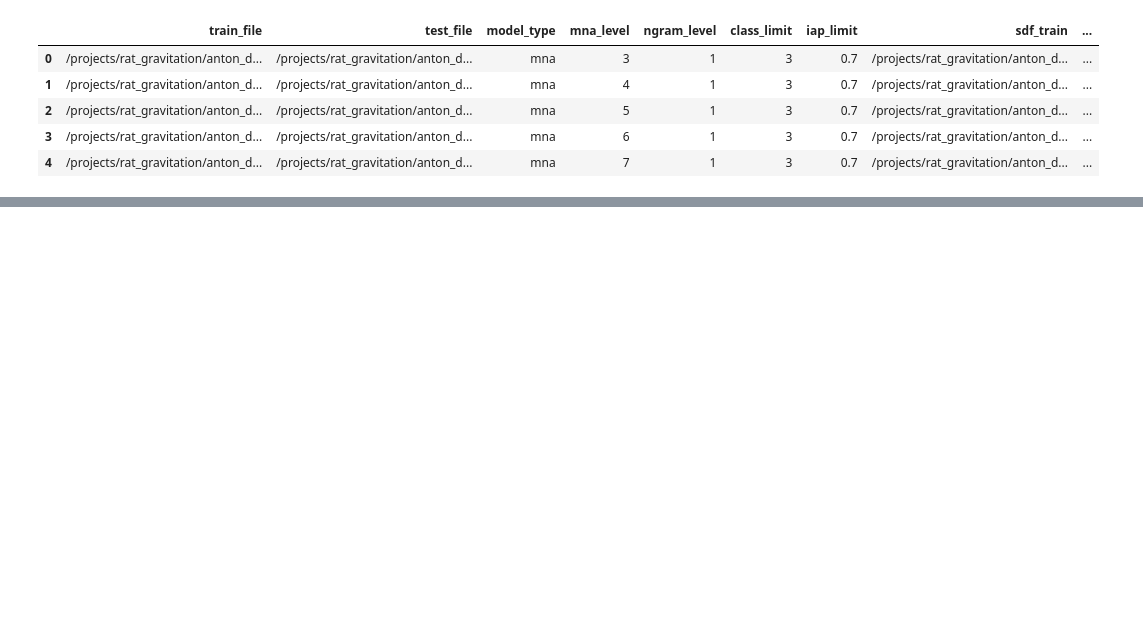
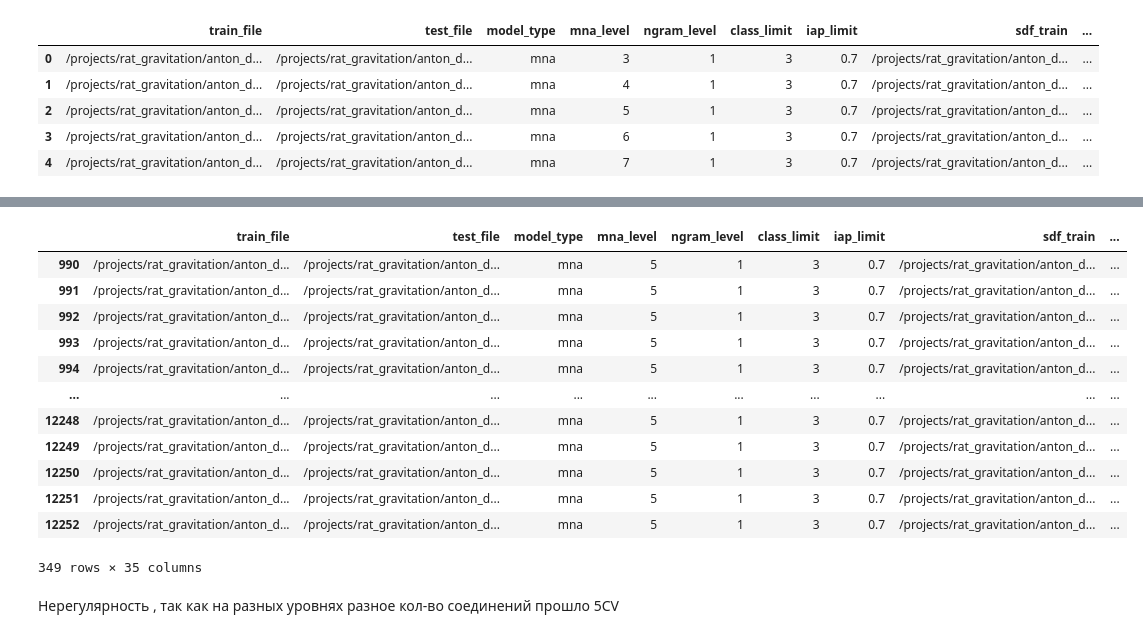
Before and after one commit to SmirnygaTotoshka/TCRpred, a Jupyter notebook: notebooks/experiment_analysis.ipynb, the cells around one changed output, grey strips where cells are left out. Saved outputs shown, nothing was run; the diff lists cells and outputs as text; code cells hidden in the pictures; blank space fills up the shorter version.

Commit message:
fix simple merge + ch vs n

```diff
--- a/notebooks/experiment_analysis.ipynb
+++ b/notebooks/experiment_analysis.ipynb
@@ -24,5 +91,5 @@ len(charged_logs)
 # %%
-neutral_samplesheet = pd.read_csv("/projects/rat_gravitation/anton_disser/TCR-Pred/03_26/results/charged/output_samplesheet.csv")
+neutral_samplesheet = pd.read_csv("/projects/rat_gravitation/anton_disser/TCR-Pred/03_26/results/neutral/output_samplesheet.csv")
 neutral_samplesheet.head()
 # %% [output]
 |  | train_file | test_file | model_type | mna_level | ngram_level | class_limit | iap_limit | sdf_train | ... |
@@ -33,0 +106,4 @@ neutral_samplesheet.head()
+# %%
+neutral_samplesheet["basename"] = neutral_samplesheet["train_file"].apply(lambda x: os.path.splitext(os.path.basename(x))[0])
+neutral_samplesheet[["Structure", "Activity", "Species"]] = neutral_samplesheet["basename"].str.split("_",expand=True)
+neutral_samplesheet.head()
@@ -33,0 +117,13 @@ neutral_samplesheet.head()
+# %%
+metrics_tbls = []
+for i in tqdm(neutral_samplesheet.index):
+    metrics_path = os.path.join("/projects/rat_gravitation/anton_disser/TCR-Pred/03_26/results/neutral/train_results",f"{neutral_samplesheet.loc[i,'train_id']}.csv")
+    if os.path.exists(metrics_path):
+        metrics = pd.read_csv(metrics_path, sep = ";")
+        metrics['train_id'] = neutral_samplesheet.loc[i,'train_id']
+        metrics_tbls.append(metrics)
+total_metrics = pd.concat(metrics_tbls, ignore_index=True)
+n_samplesheet_metrics = pd.merge(neutral_samplesheet, total_metrics, on = 'train_id')
+n_samplesheet_metrics['type'] = 'neutral'
+print(n_samplesheet_metrics.shape)
+n_samplesheet_metrics.head()
@@ -33,0 +140,5 @@ neutral_samplesheet.head()
+# %%
+total = pd.concat([ch_samplesheet_metrics,n_samplesheet_metrics],ignore_index=True)
+total["mna_level"] = total["mna_level"].astype('category')
+print(total.shape)
+total.head()
@@ -33,0 +274,19 @@ neutral_samplesheet.head()
+# %%
+total1 = total.query("Structure == 'cdr3alpha' and Species == 'human' and Activity == 'epitope' and mna_level == 5")
+total1
+# %% [output]
+|  | train_file | test_file | model_type | mna_level | ngram_level | class_limit | iap_limit | sdf_train | ... |
+| 990 | /projects/rat_gravitation/anton_d... | /projects/rat_gravitation/anton_d... | mna | 5 | 1 | 3 | 0.7 | /projects/rat_gravitation/anton_d... | ... |
+| 991 | /projects/rat_gravitation/anton_d... | /projects/rat_gravitation/anton_d... | mna | 5 | 1 | 3 | 0.7 | /projects/rat_gravitation/anton_d... | ... |
+| 992 | /projects/rat_gravitation/anton_d... | /projects/rat_gravitation/anton_d... | mna | 5 | 1 | 3 | 0.7 | /projects/rat_gravitation/anton_d... | ... |
+| 993 | /projects/rat_gravitation/anton_d... | /projects/rat_gravitation/anton_d... | mna | 5 | 1 | 3 | 0.7 | /projects/rat_gravitation/anton_d... | ... |
+| 994 | /projects/rat_gravitation/anton_d... | /projects/rat_gravitation/anton_d... | mna | 5 | 1 | 3 | 0.7 | /projects/rat_gravitation/anton_d... | ... |
+| ... | ... | ... | ... | ... | ... | ... | ... | ... | ... |
+| 12248 | /projects/rat_gravitation/anton_d... | /projects/rat_gravitation/anton_d... | mna | 5 | 1 | 3 | 0.7 | /projects/rat_gravitation/anton_d... | ... |
+| 12249 | /projects/rat_gravitation/anton_d... | /projects/rat_gravitation/anton_d... | mna | 5 | 1 | 3 | 0.7 | /projects/rat_gravitation/anton_d... | ... |
+| 12250 | /projects/rat_gravitation/anton_d... | /projects/rat_gravitation/anton_d... | mna | 5 | 1 | 3 | 0.7 | /projects/rat_gravitation/anton_d... | ... |
+| 12251 | /projects/rat_gravitation/anton_d... | /projects/rat_gravitation/anton_d... | mna | 5 | 1 | 3 | 0.7 | /projects/rat_gravitation/anton_d... | ... |
+| 12252 | /projects/rat_gravitation/anton_d... | /projects/rat_gravitation/anton_d... | mna | 5 | 1 | 3 | 0.7 | /projects/rat_gravitation/anton_d... | ... |
+349 rows × 35 columns
+# %% [markdown]
+Нерегулярность , так как на разных  уровнях разное кол-во соединений прошло 5CV
```
Also changed, not shown: parts of 23 cells of this notebook, 2 other files.
